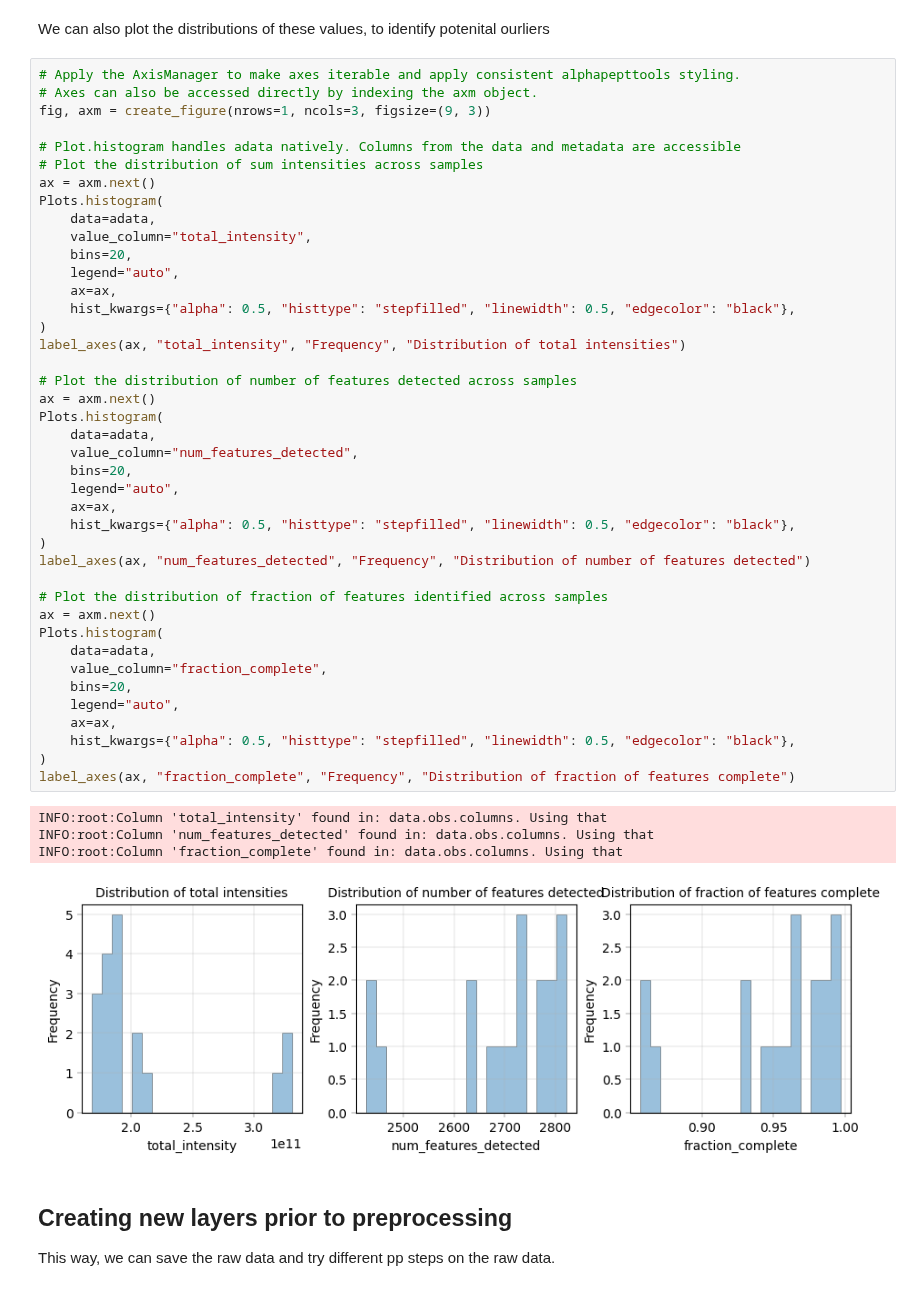
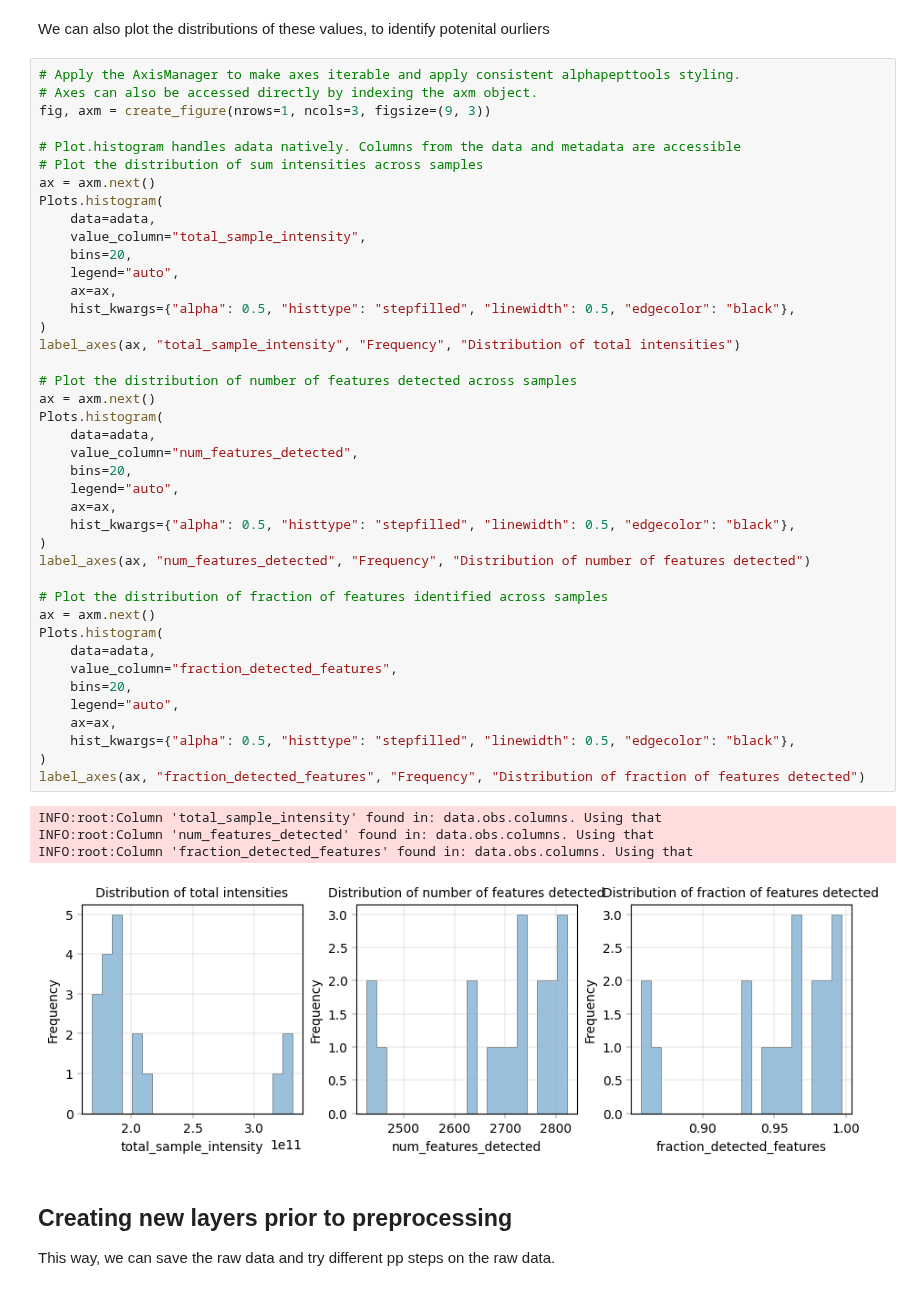
Before and after one commit to MannLabs/alphapepttools, a Jupyter notebook: docs/notebooks/tutorials/tutorial_03_basic_PCA_workflow.ipynb, the cells around one changed output. Cells and saved outputs as stored; diff of their text form.

```diff
--- a/docs/notebooks/tutorials/tutorial_03_basic_PCA_workflow.ipynb
+++ b/docs/notebooks/tutorials/tutorial_03_basic_PCA_workflow.ipynb
@@ -160,42 +167,42 @@ fig, axm = create_figure(nrows=1, ncols=3, figsize=(9, 3))
 ax = axm.next()
 Plots.histogram(
     data=adata,
-    value_column="total_intensity",
+    value_column="total_sample_intensity",
     bins=20,
     legend="auto",
     ax=ax,
     hist_kwargs={"alpha": 0.5, "histtype": "stepfilled", "linewidth": 0.5, "edgecolor": "black"},
 )
-label_axes(ax, "total_intensity", "Frequency", "Distribution of total intensities")
+label_axes(ax, "total_sample_intensity", "Frequency", "Distribution of total intensities")
 
 # Plot the distribution of number of features detected across samples
 ax = axm.next()
 Plots.histogram(
     data=adata,
     value_column="num_features_detected",
     bins=20,
     legend="auto",
     ax=ax,
     hist_kwargs={"alpha": 0.5, "histtype": "stepfilled", "linewidth": 0.5, "edgecolor": "black"},
 )
 label_axes(ax, "num_features_detected", "Frequency", "Distribution of number of features detected")
 
 # Plot the distribution of fraction of features identified across samples
 ax = axm.next()
 Plots.histogram(
     data=adata,
-    value_column="fraction_complete",
+    value_column="fraction_detected_features",
     bins=20,
     legend="auto",
     ax=ax,
     hist_kwargs={"alpha": 0.5, "histtype": "stepfilled", "linewidth": 0.5, "edgecolor": "black"},
 )
-label_axes(ax, "fraction_complete", "Frequency", "Distribution of fraction of features complete")
+label_axes(ax, "fraction_detected_features", "Frequency", "Distribution of fraction of features detected")
 # %% [output]
-INFO:root:Column 'total_intensity' found in: data.obs.columns. Using that
+INFO:root:Column 'total_sample_intensity' found in: data.obs.columns. Using that
 INFO:root:Column 'num_features_detected' found in: data.obs.columns. Using that
-INFO:root:Column 'fraction_complete' found in: data.obs.columns. Using that
+INFO:root:Column 'fraction_detected_features' found in: data.obs.columns. Using that
-[figure, old version]
+[figure, new version]
 # %% [markdown]
 ## Creating new layers prior to preprocessing
 
```
Also changed, not shown: parts of 3 cells of this notebook.
